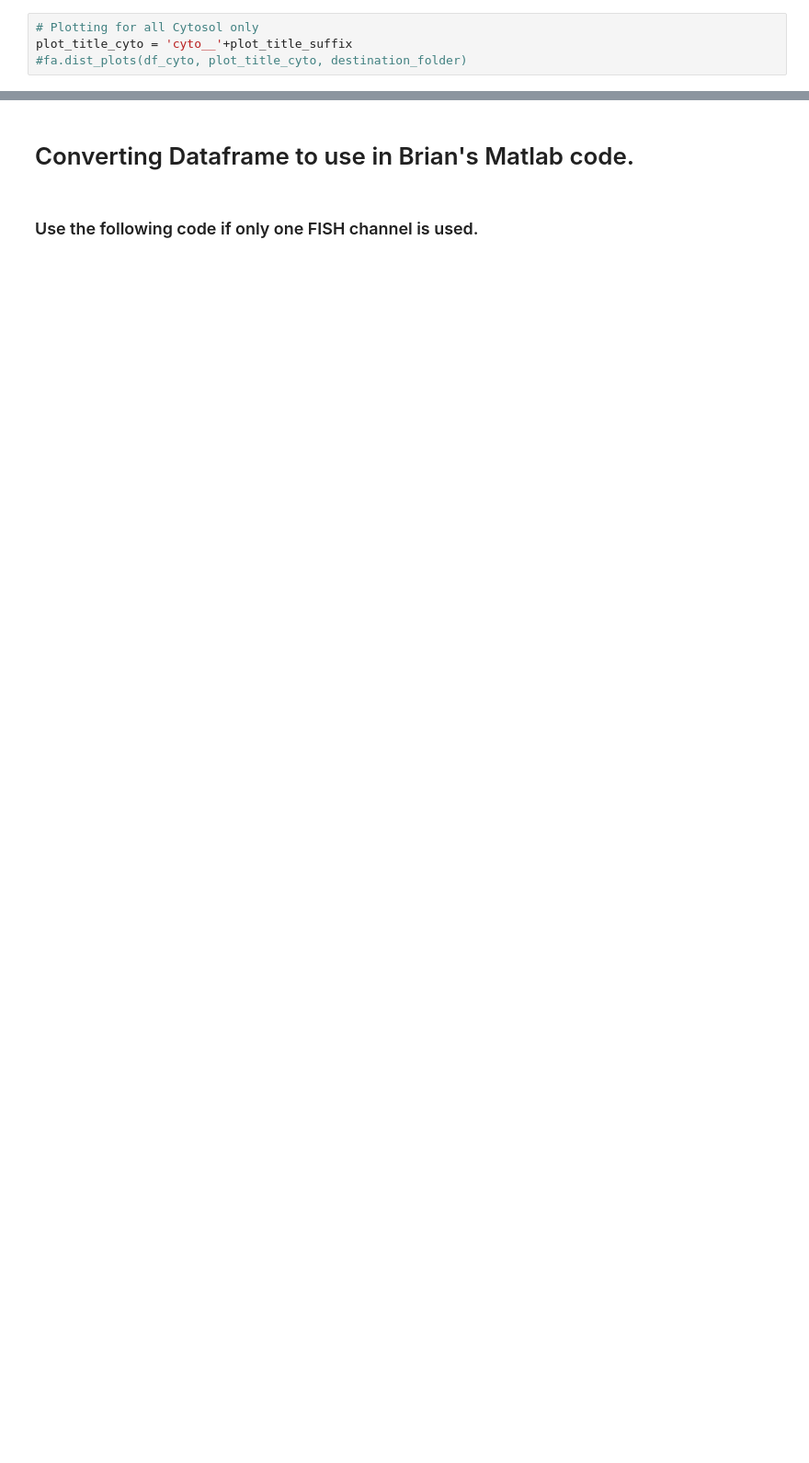
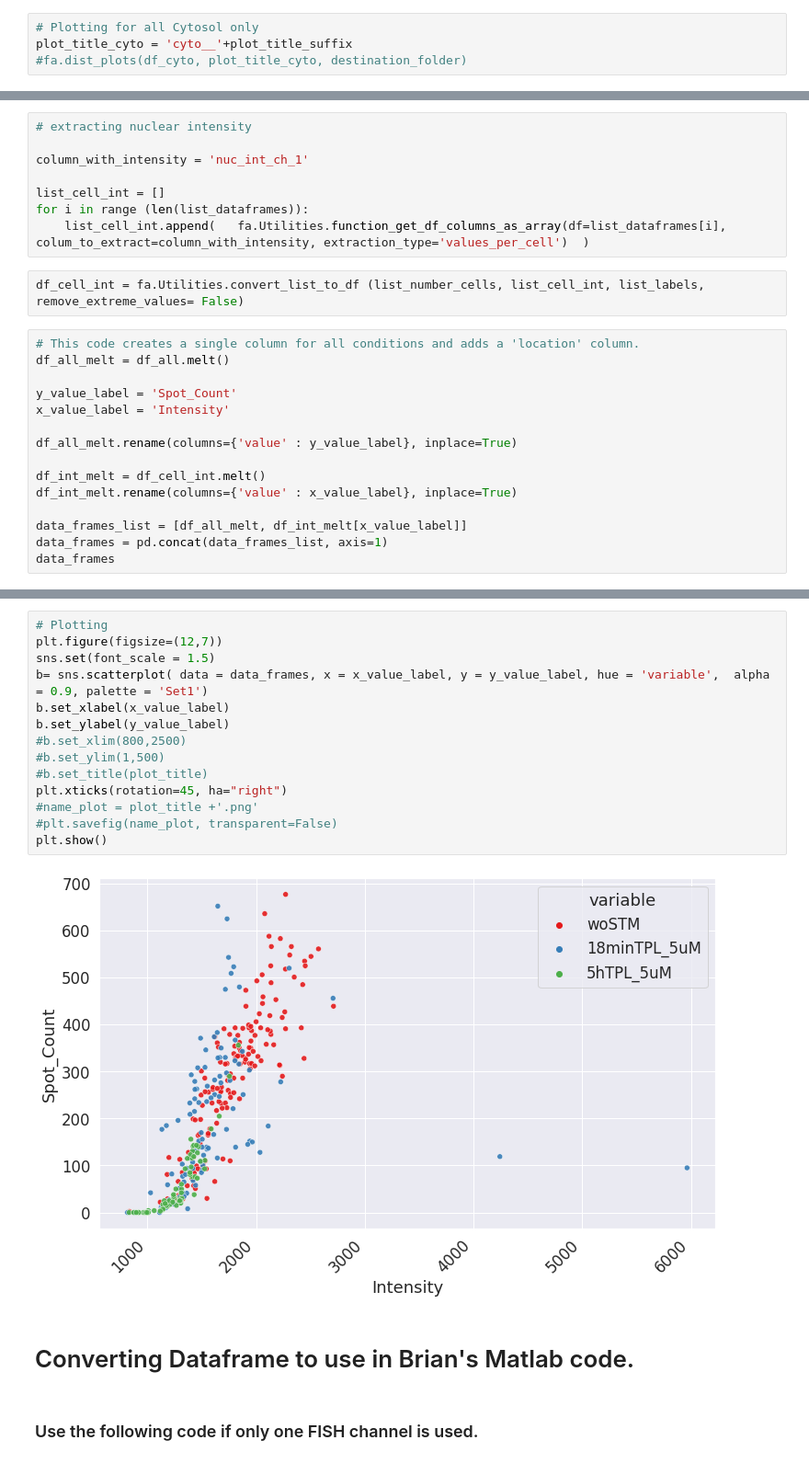
Before and after one commit to MunskyGroup/FISH_Processing, a Jupyter notebook: notebooks/FISH_data_interpretaton.ipynb, the cells around one changed output, grey strips where cells are left out. Shown at 92% size. Saved outputs shown, nothing was run; the diff lists cells and outputs as text; blank space fills up the shorter version.

Commit message:
plotting intensities vs spots

```diff
--- a/notebooks/FISH_data_interpretaton.ipynb
+++ b/notebooks/FISH_data_interpretaton.ipynb
@@ -234,0 +298,25 @@ for i in range(len(list_labels)):
+# %%
+# extracting nuclear intensity
+
+column_with_intensity = 'nuc_int_ch_1'
+
+list_cell_int = []
+for i in range (len(list_dataframes)):
+    list_cell_int.append(   fa.Utilities.function_get_df_columns_as_array(df=list_dataframes[i], colum_to_extract=column_with_intensity, extraction_type='values_per_cell')  )
+# %%
+df_cell_int = fa.Utilities.convert_list_to_df (list_number_cells, list_cell_int, list_labels, remove_extreme_values= False)
+# %%
+# This code creates a single column for all conditions and adds a 'location' column.
+df_all_melt = df_all.melt()
+
+y_value_label = 'Spot_Count'
+x_value_label = 'Intensity'
+
+df_all_melt.rename(columns={'value' : y_value_label}, inplace=True)
+
+df_int_melt = df_cell_int.melt()
+df_int_melt.rename(columns={'value' : x_value_label}, inplace=True)
+
+data_frames_list = [df_all_melt, df_int_melt[x_value_label]]
+data_frames = pd.concat(data_frames_list, axis=1)
+data_frames
@@ -235,3 +337,19 @@ for i in range(len(list_labels)):
+# %%
+# Plotting
+plt.figure(figsize=(12,7))
+sns.set(font_scale = 1.5)
+b= sns.scatterplot( data = data_frames, x = x_value_label, y = y_value_label, hue = 'variable',  alpha = 0.9, palette = 'Set1')
+b.set_xlabel(x_value_label)
+b.set_ylabel(y_value_label)
+#b.set_xlim(800,2500)
+#b.set_ylim(1,500)
+#b.set_title(plot_title)
+plt.xticks(rotation=45, ha="right")
+#name_plot = plot_title +'.png'
+#plt.savefig(name_plot, transparent=False)
+plt.show()
+# %% [output]
+[figure, added]
 # %% [markdown]
 # Converting Dataframe to use in Brian's Matlab code.
 # %% [markdown]
```
Also changed, not shown: parts of 13 cells of this notebook, 3 other files.
